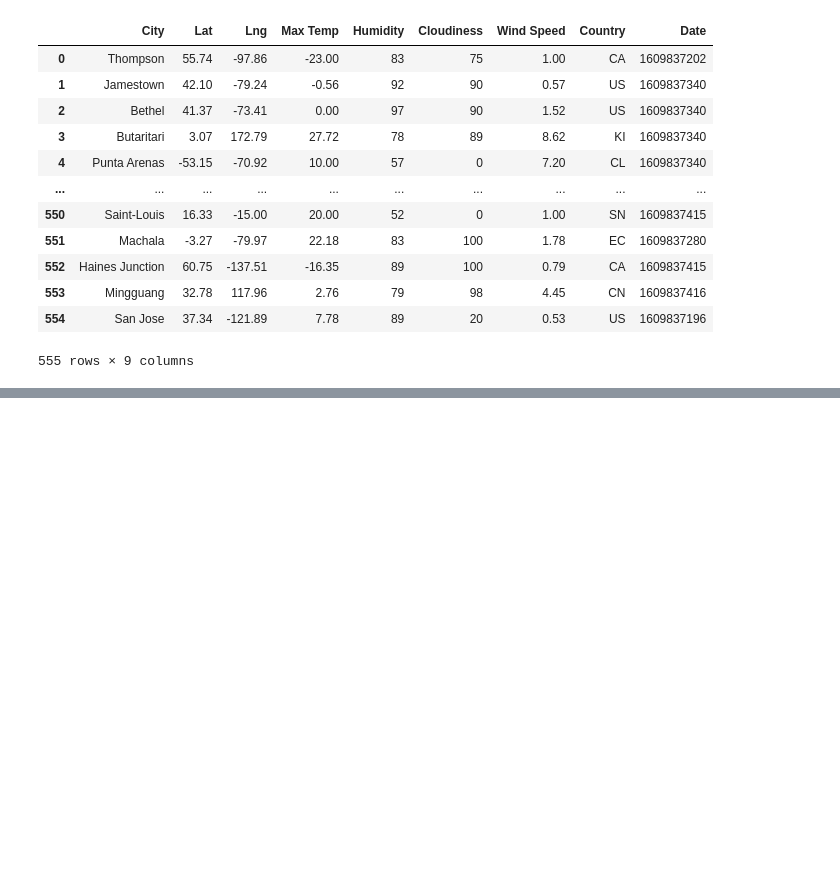
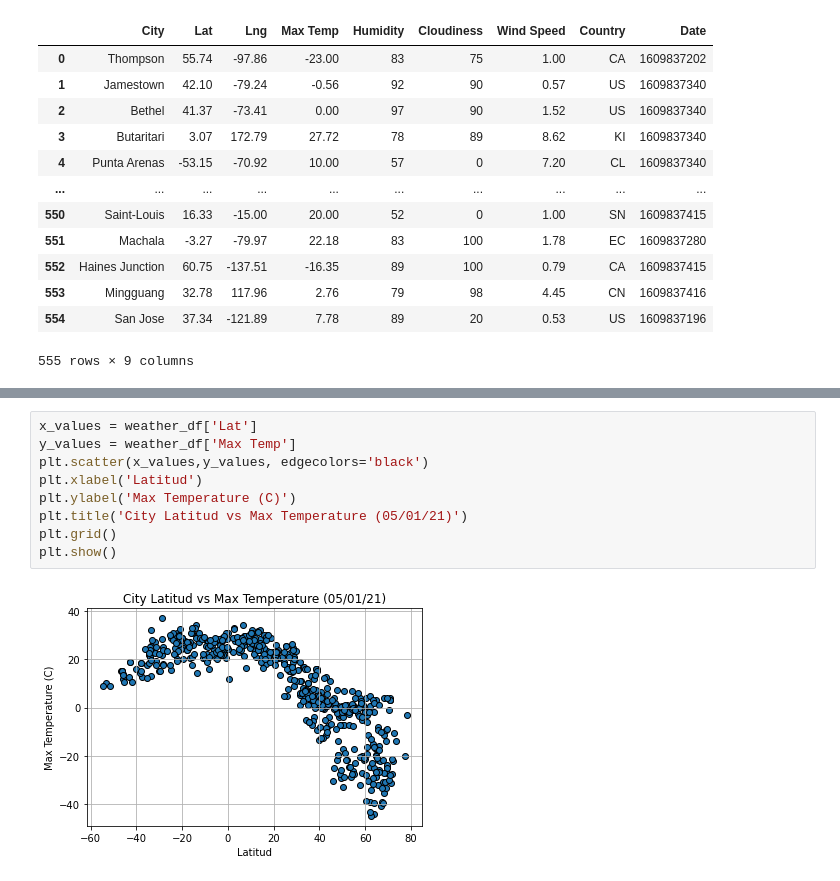
Before and after one commit to robertodiazbriones/python-api-challenge, a Jupyter notebook: WeatherPy/WeatherPy.ipynb, the cells around one changed output, grey strips where cells are left out. Drawn from its saved outputs; the diff is of its cells as text; blank space fills up the shorter version.

Commit message:
Progress: Scatter Plots Done

```diff
--- a/WeatherPy/WeatherPy.ipynb
+++ b/WeatherPy/WeatherPy.ipynb
@@ -129,0 +213,11 @@ weather_df
+# %%
+x_values = weather_df['Lat']
+y_values = weather_df['Max Temp']
+plt.scatter(x_values,y_values, edgecolors='black')
+plt.xlabel('Latitud')
+plt.ylabel('Max Temperature (C)')
+plt.title('City Latitud vs Max Temperature (05/01/21)')
+plt.grid()
+plt.show()
+# %% [output]
+[figure, added]
```
Also changed, not shown: parts of 14 cells of this notebook, 2 other files.
